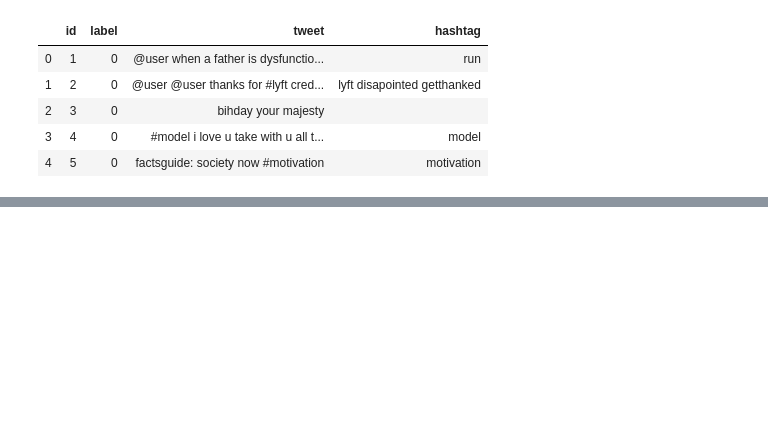
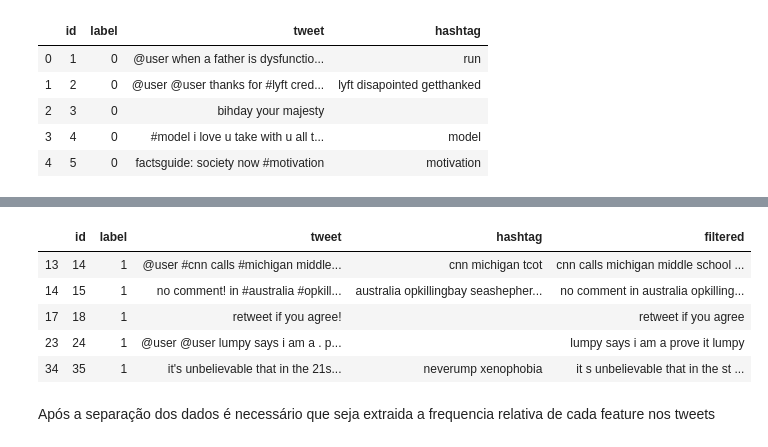
Before and after one commit to GabrielTiveron/HateSpeechClassifier, a Jupyter notebook: notebooks/HateSpeechClassifier.ipynb, the cells around one changed output, grey strips where cells are left out. Saved outputs shown, nothing was run; the diff lists cells and outputs as text; code cells hidden in the pictures; blank space fills up the shorter version.

```diff
--- a/notebooks/HateSpeechClassifier.ipynb
+++ b/notebooks/HateSpeechClassifier.ipynb
@@ -105,0 +118,12 @@ A feature analisada nesse contexto será a frequência relativa de cada palavra
+# %%
+bad_tweets = train_data[train_data['label'] != 0]
+bad_tweets.head()
+# %% [output]
+|  | id | label | tweet | hashtag | filtered |
+| 13 | 14 | 1 | @user #cnn calls #michigan middle... | cnn michigan tcot | cnn calls michigan middle school ... |
+| 14 | 15 | 1 | no comment! in #australia #opkill... | australia opkillingbay seashepher... | no comment in australia opkilling... |
+| 17 | 18 | 1 | retweet if you agree! |  | retweet if you agree |
+| 23 | 24 | 1 | @user @user lumpy says i am a . p... |  | lumpy says i am a prove it lumpy |
+| 34 | 35 | 1 | it's unbelievable that in the 21s... | neverump xenophobia | it s unbelievable that in the st ... |
+# %% [markdown]
+Após a separação dos dados é necessário que seja extraida a frequencia relativa de cada feature nos tweets
```
Also changed, not shown: parts of 12 cells of this notebook.
